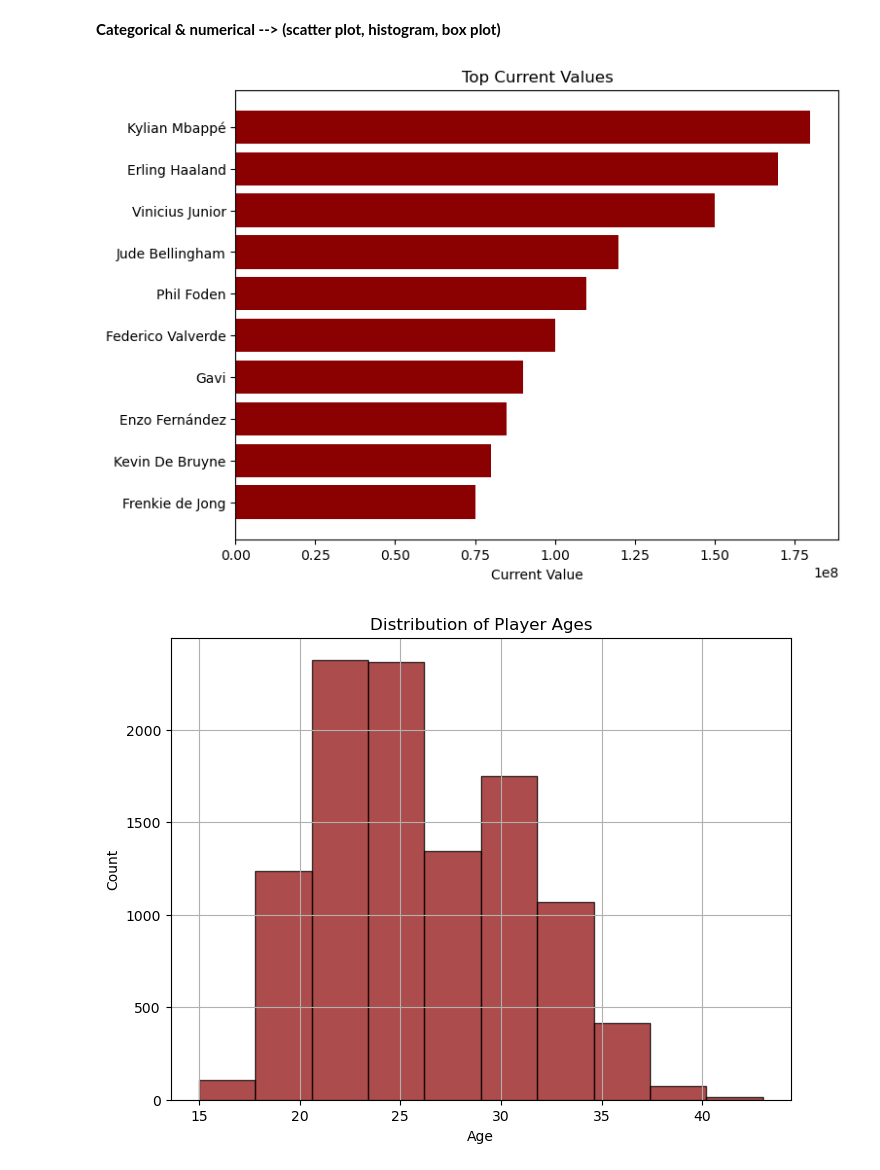
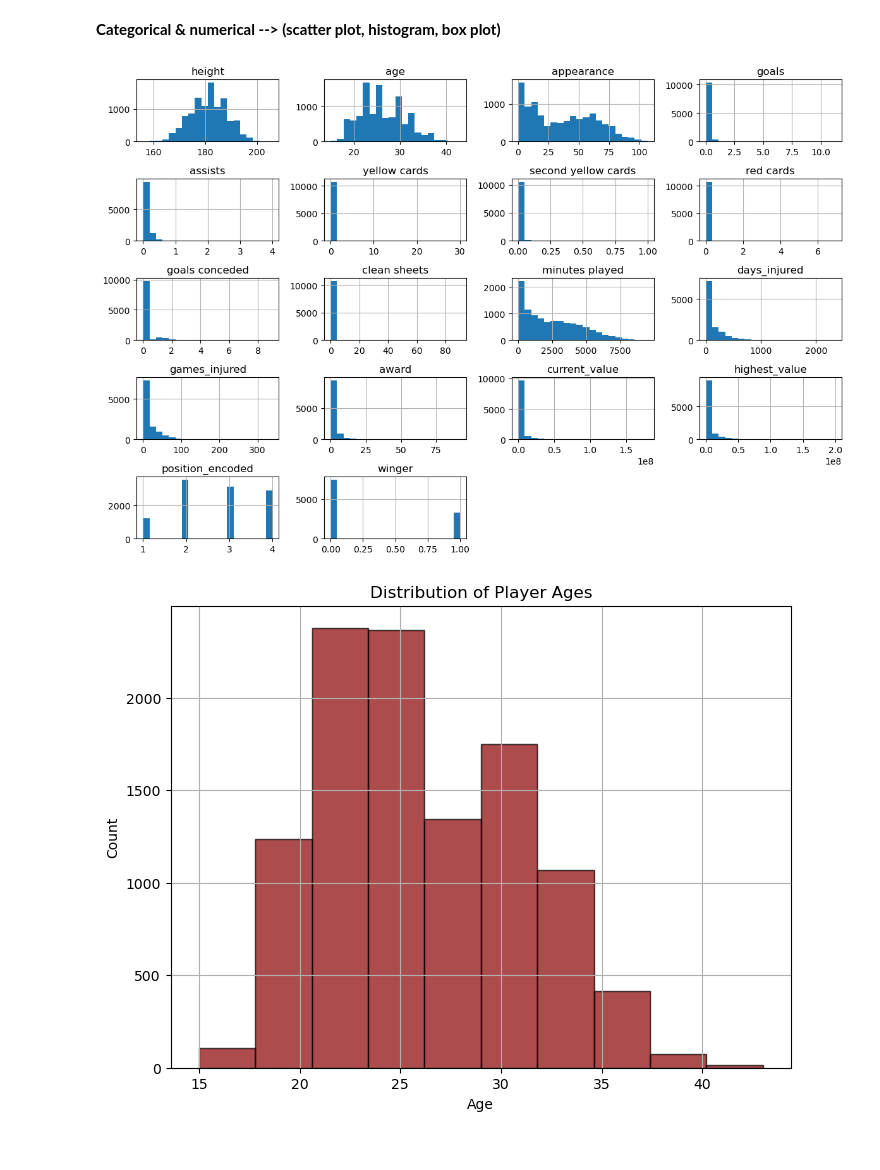
Before and after one commit to Tuwaiq-DS-ML-bootcamp-V-6/Use-case-7, a Jupyter notebook: EDA explain template.ipynb, the cells around one changed output. Drawn from its saved outputs; the diff is of its cells as text; code cells hidden in the pictures.

```diff
--- a/EDA explain template.ipynb
+++ b/EDA explain template.ipynb
@@ -356,20 +331,12 @@ Multivariate Analysis:
 **Categorical & Categorical --> (Stacked Column Chart)**
 # %% [markdown]
 **Categorical & numerical --> (scatter plot, histogram, box plot)**
-# %%
-players = df[['name', 'team', 'current_value']]
-best_players = players.sort_values(by='current_value', ascending=False).drop_duplicates('current_value')
-
-top_10 = best_players.head(10)
-
-plt.figure(figsize=(8, 6))
-plt.barh(top_10['name'], top_10['current_value'], color='darkred')
-plt.xlabel('Current Value')
-plt.title('Top Current Values')
-plt.gca().invert_yaxis()
-plt.show()
-# %% [output]
-[figure, removed]
+# %%
+df.hist(figsize=(12,8),bins=20)
+plt.tight_layout()
+plt.show()
+# %% [output]
+[figure, added]
 # %%
 ages = df['age']
 
```
Also changed, not shown: parts of 52 cells of this notebook.
